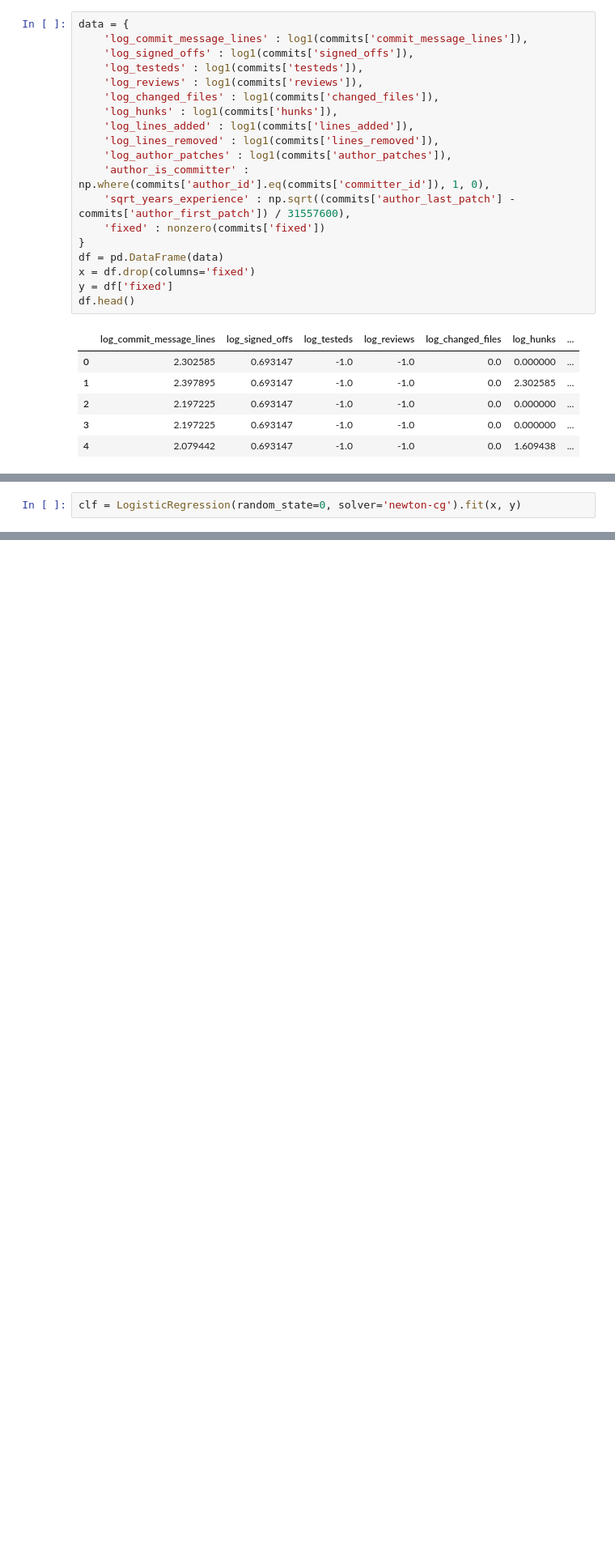
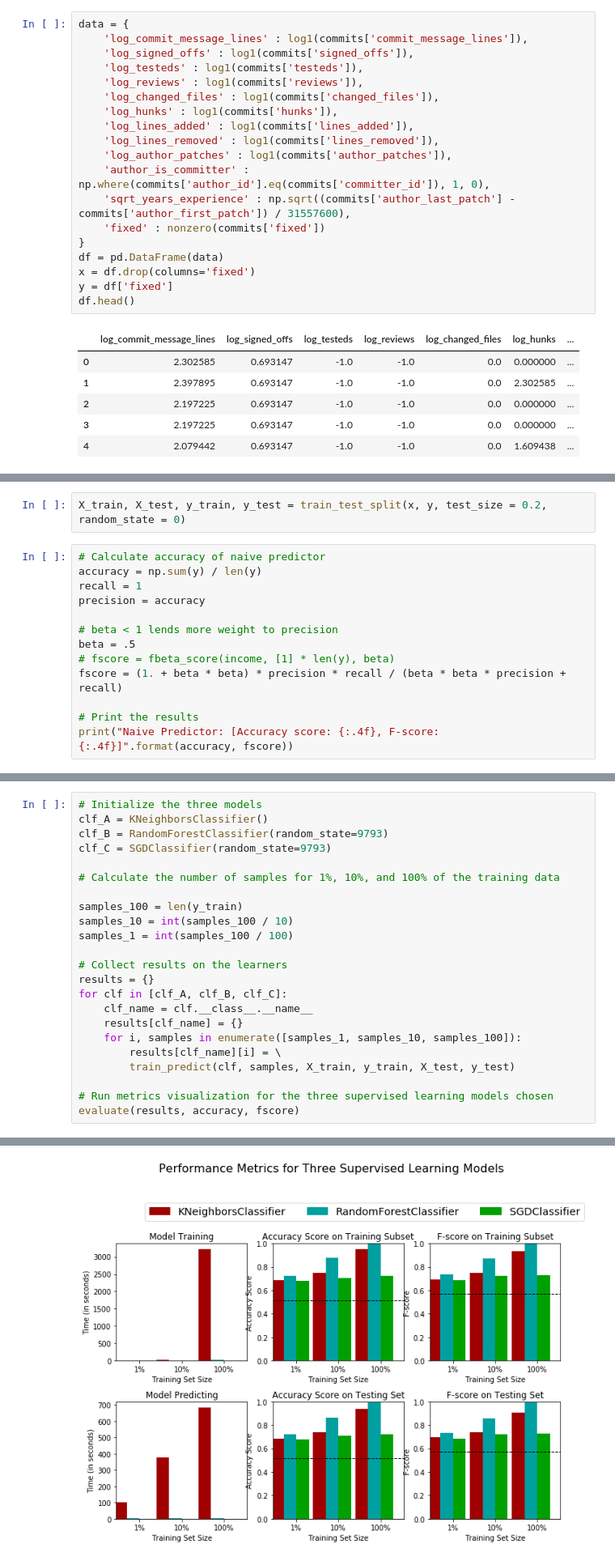
Before and after one commit to xypron/gitlog_analysis, a Jupyter notebook: gitlog_analysis.ipynb, the cells around one changed output, grey strips where cells are left out. Shown at 81% size. Saved outputs shown, nothing was run; the diff lists cells and outputs as text; blank space fills up the shorter version.

Commit message:
Use Random Forest
Signed-off-by: Heinrich Schuchardt <xypron.glpk@gmx.de>

```diff
--- a/gitlog_analysis.ipynb
+++ b/gitlog_analysis.ipynb
@@ -570,2 +579,0 @@ pd.DataFrame(x).head()
-# %%
-clf = LogisticRegression(random_state=0, solver='newton-cg').fit(x, y)
@@ -605,0 +589,15 @@ y_pred[y_pred['score']>=.036219].shape[0] / commits.shape[0]
+# %%
+X_train, X_test, y_train, y_test = train_test_split(x, y, test_size = 0.2, random_state = 0)
+# %%
+# Calculate accuracy of naive predictor
+accuracy = np.sum(y) / len(y)
+recall = 1
+precision = accuracy
+
+# beta < 1 lends more weight to precision
+beta = .5
+# fscore = fbeta_score(income, [1] * len(y), beta)
+fscore = (1. + beta * beta) * precision * recall / (beta * beta * precision + recall)
+
+# Print the results
+print("Naive Predictor: [Accuracy score: {:.4f}, F-score: {:.4f}]".format(accuracy, fscore))
@@ -605,0 +739,24 @@ y_pred[y_pred['score']>=.036219].shape[0] / commits.shape[0]
+# %%
+# Initialize the three models
+clf_A = KNeighborsClassifier()
+clf_B = RandomForestClassifier(random_state=9793)
+clf_C = SGDClassifier(random_state=9793)
+
+# Calculate the number of samples for 1%, 10%, and 100% of the training data
+
+samples_100 = len(y_train)
+samples_10 = int(samples_100 / 10)
+samples_1 = int(samples_100 / 100)
+
+# Collect results on the learners
+results = {}
+for clf in [clf_A, clf_B, clf_C]:
+    clf_name = clf.__class__.__name__
+    results[clf_name] = {}
+    for i, samples in enumerate([samples_1, samples_10, samples_100]):
+        results[clf_name][i] = \
+        train_predict(clf, samples, X_train, y_train, X_test, y_test)
+
+# Run metrics visualization for the three supervised learning models chosen
+evaluate(results, accuracy, fscore)
+# %% [output]
@@ -605,0 +772 @@ y_pred[y_pred['score']>=.036219].shape[0] / commits.shape[0]
+[figure, added]
```
Also changed, not shown: parts of 27 cells of this notebook, 1 other file.
